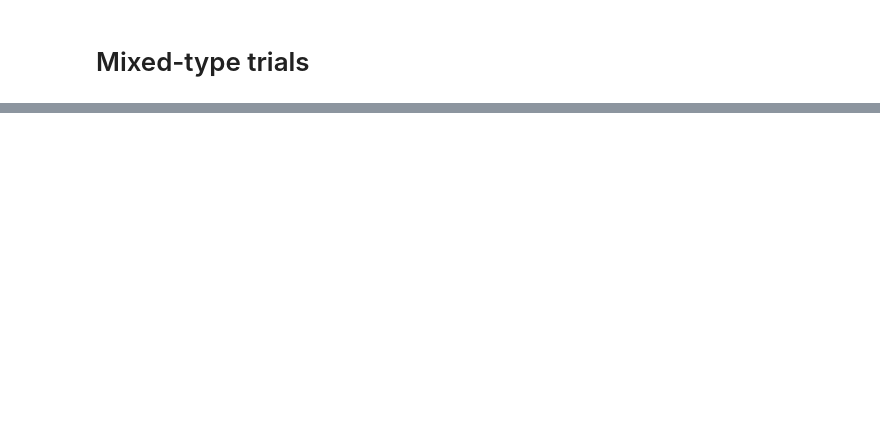
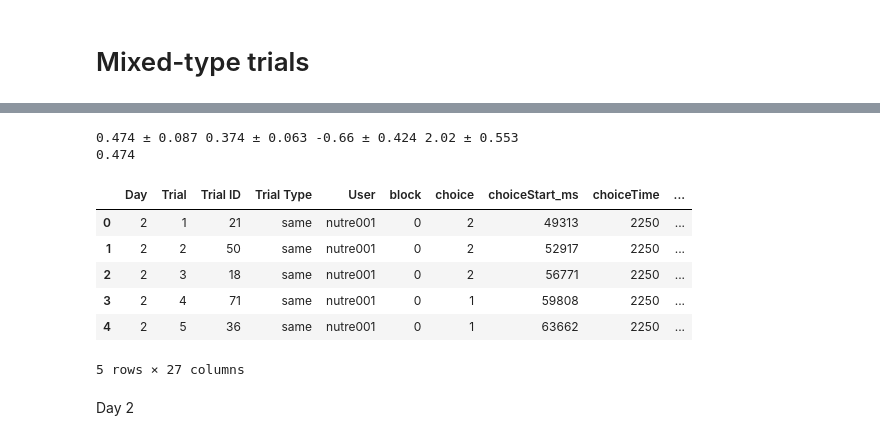
Before and after one commit to ffviana/nutreconDrive, a Jupyter notebook: 3. Analysis/subjectAnalysis.ipynb, the cells around one changed output, grey strips where cells are left out. Cells and saved outputs as stored; diff of their text form; code cells hidden in the pictures; blank space fills up the shorter version.

```diff
--- a/3. Analysis/subjectAnalysis.ipynb
+++ b/3. Analysis/subjectAnalysis.ipynb
@@ -212,8 +269,16 @@ if _ != None:
 # %% [markdown]
 # Reaction times
 # %%
-neuroEcon_paths = glob('{}{}*{}*'.format(responses_dataPath, subject_code, neuroEcon_id))
+neuroEcon_paths = glob('{}{}*{}*'.format(responses_dataPath, subject_code_responses, neuroEcon_id))
 neuroEcon_path = neuroEcon_paths[0]
+print(neuroEcon_path)
+
+'''
+Trial choice:
+2 - reference option
+1 - lottery option
+0 - missed trial
+'''
 
 for neuroEcon_path in neuroEcon_paths:
   dayNeuroEcon_df = pd.read_json(neuroEcon_path)
@@ -613,0 +701,17 @@ plt.savefig(subject_figures_path_ + '/mixedType_probPlots.png')
+# %%
+alphamoney, alphacplus, alphacminus, beta = parsCI
+print(alphamoney, alphacplus, alphacminus, beta)
+print(float(alphamoney.split(' ')[0]))
+# %% [output]
+0.474 ± 0.087 0.374 ± 0.063 -0.66 ± 0.424 2.02 ± 0.553
+0.474
+# %%
+neuroEcon_df.head()
+# %% [output]
+|  | Day | Trial | Trial ID | Trial Type | User | block | choice | choiceStart_ms | choiceTime | ... |
+| 0 | 2 | 1 | 21 | same | nutre001 | 0 | 2 | 49313 | 2250 | ... |
+| 1 | 2 | 2 | 50 | same | nutre001 | 0 | 2 | 52917 | 2250 | ... |
+| 2 | 2 | 3 | 18 | same | nutre001 | 0 | 2 | 56771 | 2250 | ... |
+| 3 | 2 | 4 | 71 | same | nutre001 | 0 | 1 | 59808 | 2250 | ... |
+| 4 | 2 | 5 | 36 | same | nutre001 | 0 | 1 | 63662 | 2250 | ... |
+5 rows × 27 columns
@@ -613,0 +805,2 @@ plt.savefig(subject_figures_path_ + '/mixedType_probPlots.png')
+# %% [markdown]
+Day 2
```
Also changed, not shown: parts of 26 cells of this notebook, 2 other files.
